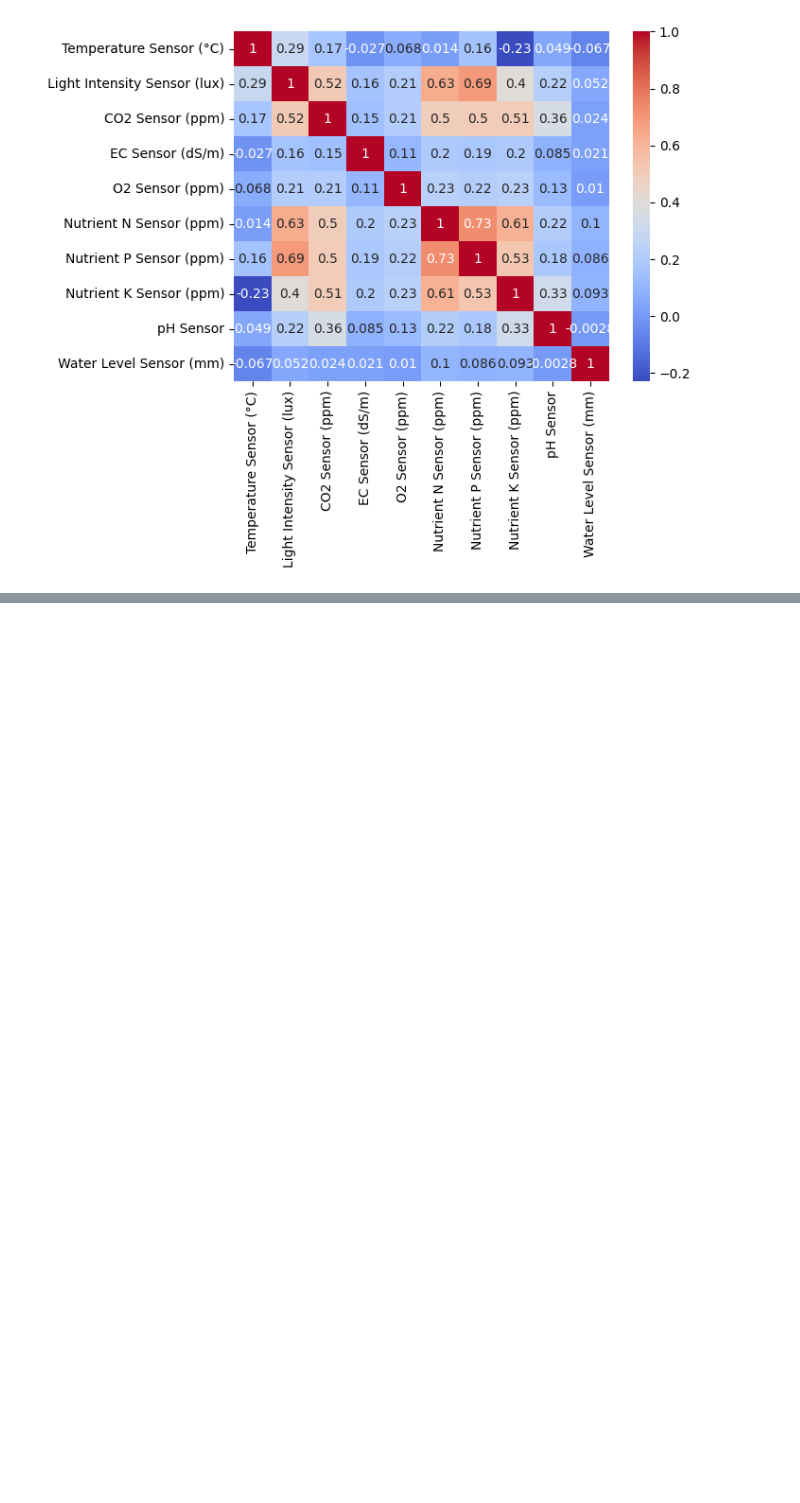
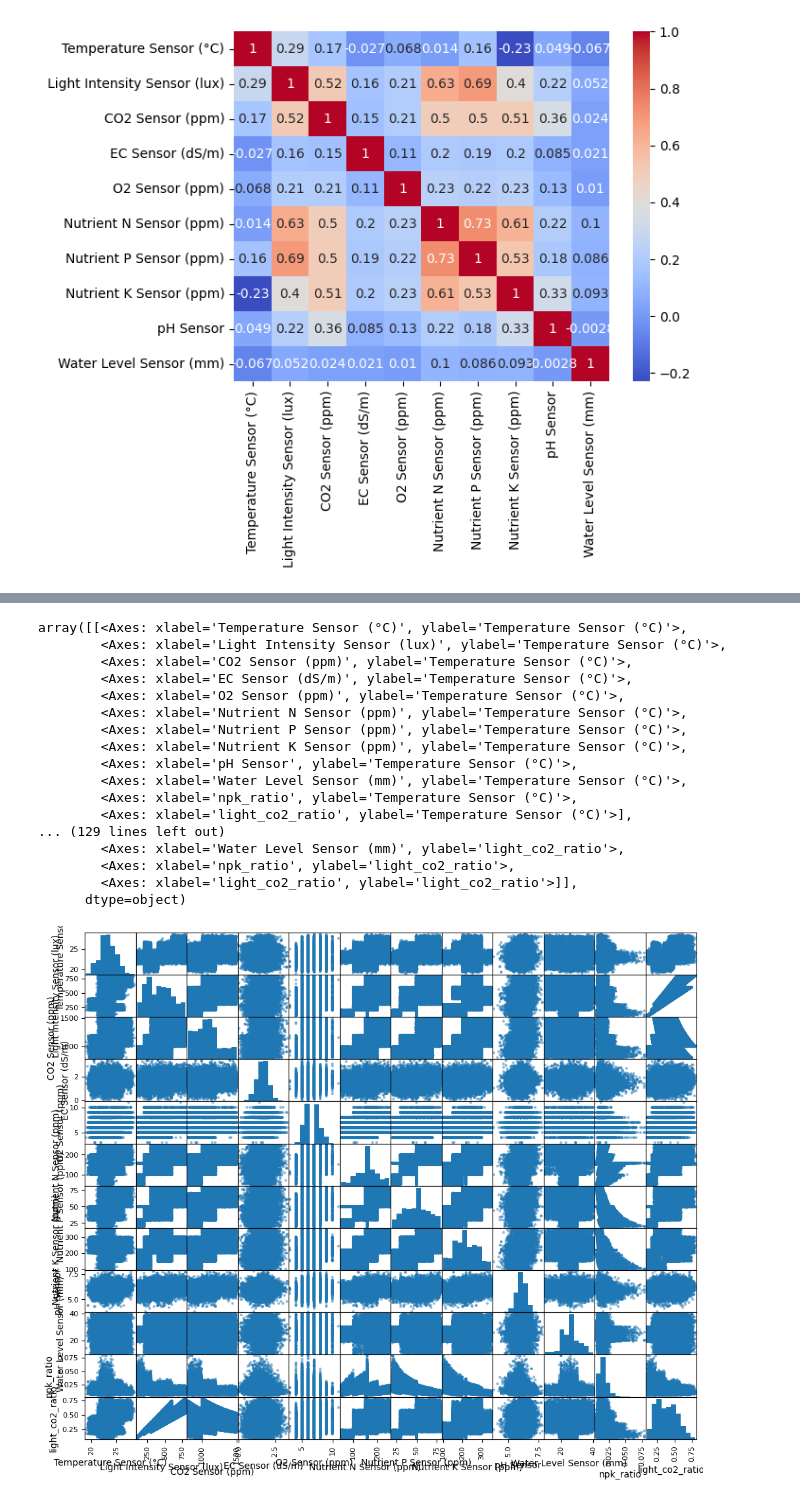
Before and after one commit to Anish-Gholap/agricultural-ml-pipeline, a Jupyter notebook: eda.ipynb, the cells around one changed output, grey strips where cells are left out. Drawn from its saved outputs; the diff is of its cells as text; code cells hidden in the pictures; blank space fills up the shorter version.

```diff
--- a/eda.ipynb
+++ b/eda.ipynb
@@ -372,0 +378,9 @@ sns.heatmap(df[attributes].corr(), cmap='coolwarm', annot=True)
+# %%
+from sklearn.impute import SimpleImputer
+
+imputer = SimpleImputer(strategy='mean')
+df_num = df.select_dtypes(include=['int64', 'float64'])
+imputer.fit(df_num)
+X = imputer.transform(df_num)
+
+df_transformed = pd.DataFrame(X, columns=df_num.columns, index=df_num.index)
@@ -372,0 +401,28 @@ sns.heatmap(df[attributes].corr(), cmap='coolwarm', annot=True)
+# %%
+# Combination of nutrients to needed
+df_transformed['npk_ratio'] = (df_transformed['Nutrient N Sensor (ppm)'] / df_transformed['Nutrient P Sensor (ppm)'] / df_transformed['Nutrient K Sensor (ppm)'])
+
+# Photosynthesis factors
+df_transformed['light_co2_ratio'] = df_transformed['Light Intensity Sensor (lux)'] / df_transformed['CO2 Sensor (ppm)']
+# %%
+attributes = df_transformed.select_dtypes(['int64', 'float64']).columns
+scatter_matrix(df_transformed[attributes], figsize=(12,10))
+# %% [output]
+array([[<Axes: xlabel='Temperature Sensor (°C)', ylabel='Temperature Sensor (°C)'>,
+        <Axes: xlabel='Light Intensity Sensor (lux)', ylabel='Temperature Sensor (°C)'>,
+        <Axes: xlabel='CO2 Sensor (ppm)', ylabel='Temperature Sensor (°C)'>,
+        <Axes: xlabel='EC Sensor (dS/m)', ylabel='Temperature Sensor (°C)'>,
+        <Axes: xlabel='O2 Sensor (ppm)', ylabel='Temperature Sensor (°C)'>,
+        <Axes: xlabel='Nutrient N Sensor (ppm)', ylabel='Temperature Sensor (°C)'>,
+        <Axes: xlabel='Nutrient P Sensor (ppm)', ylabel='Temperature Sensor (°C)'>,
+        <Axes: xlabel='Nutrient K Sensor (ppm)', ylabel='Temperature Sensor (°C)'>,
+        <Axes: xlabel='pH Sensor', ylabel='Temperature Sensor (°C)'>,
+        <Axes: xlabel='Water Level Sensor (mm)', ylabel='Temperature Sensor (°C)'>,
+        <Axes: xlabel='npk_ratio', ylabel='Temperature Sensor (°C)'>,
+        <Axes: xlabel='light_co2_ratio', ylabel='Temperature Sensor (°C)'>],
+... (129 lines left out)
+        <Axes: xlabel='Water Level Sensor (mm)', ylabel='light_co2_ratio'>,
+        <Axes: xlabel='npk_ratio', ylabel='light_co2_ratio'>,
+        <Axes: xlabel='light_co2_ratio', ylabel='light_co2_ratio'>]],
+      dtype=object)
+[figure, added]
```
Also changed, not shown: parts of 22 cells of this notebook, 10 other files.
